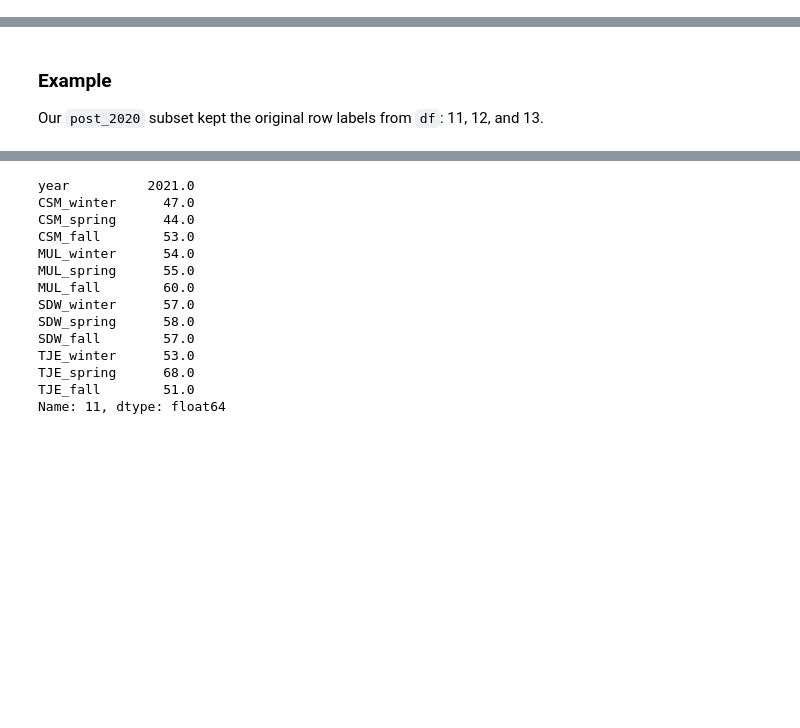
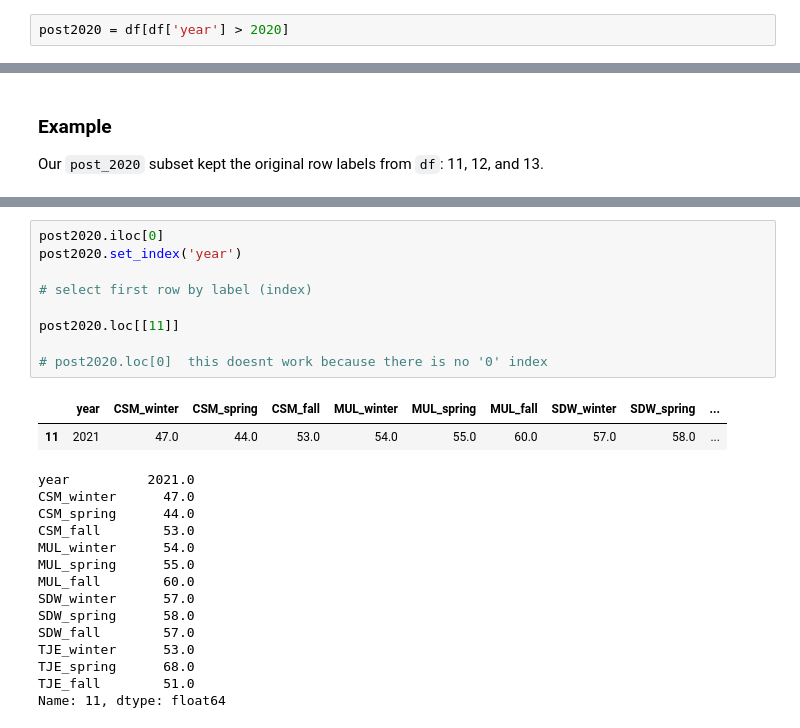
Before and after one commit to sacobjloan/eds220-in-class, a Jupyter notebook: week-1-pandas-subsetting-STUDENTS.ipynb, the cells around one changed output, grey strips where cells are left out. Drawn from its saved outputs; the diff is of its cells as text; blank space fills up the shorter version.

```diff
--- a/week-1-pandas-subsetting-STUDENTS.ipynb
+++ b/week-1-pandas-subsetting-STUDENTS.ipynb
@@ -216,2 +234,4 @@ We are interested in all data after 2020.
+# %%
+post2020 = df[df['year'] > 2020]
 # %% [markdown]
 *Let's break down what is happening here.*
@@ -317,3 +338,15 @@ Our `post_2020` subset kept the original row labels from `df`: 11, 12, and 13.
+# %%
+post2020.iloc[0]
+post2020.set_index('year')
+
+# select first row by label (index)
+
+post2020.loc[[11]]
+
+# post2020.loc[0]  this doesnt work because there is no '0' index
+# %% [output]
+|  | year | CSM_winter | CSM_spring | CSM_fall | MUL_winter | MUL_spring | MUL_fall | SDW_winter | SDW_spring | ... |
+| 11 | 2021 | 47.0 | 44.0 | 53.0 | 54.0 | 55.0 | 60.0 | 57.0 | 58.0 | ... |
 # %%
 # %% [output]
 year          2021.0
```
Also changed, not shown: parts of 33 cells of this notebook, 2 other files.
